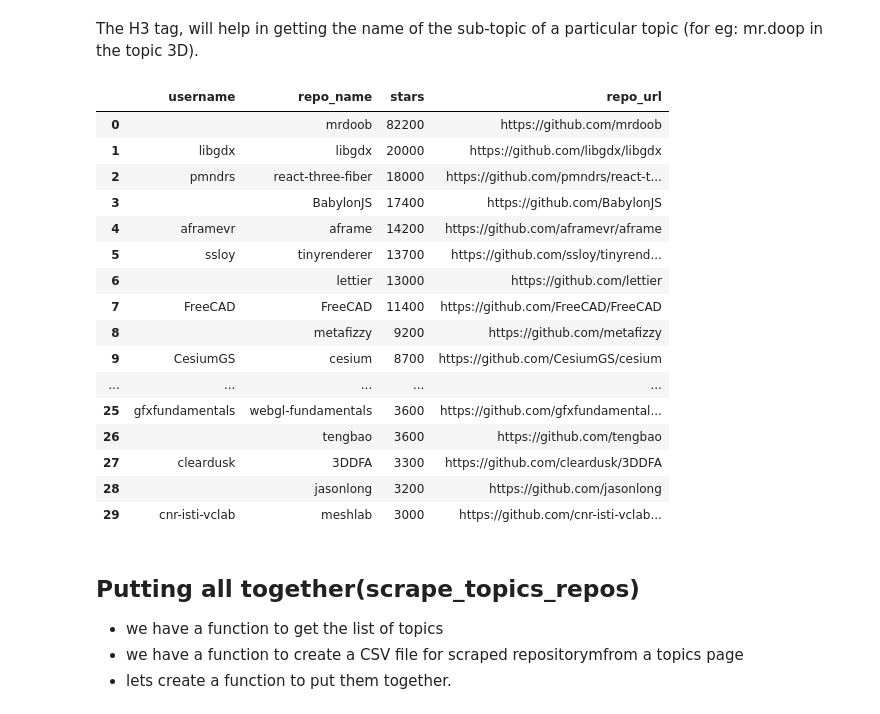
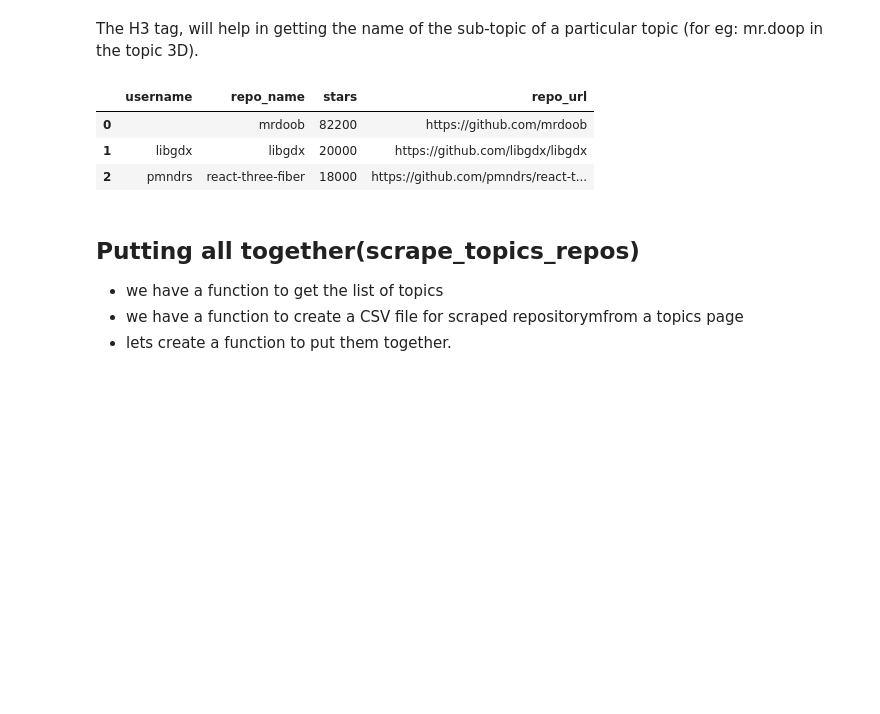
Before and after one commit to tavi1402/Major-Projects, a Jupyter notebook: Scrapping top repository for github topics-Tavishi.ipynb, the cells around one changed output. Cells and saved outputs as stored; diff of their text form; code cells hidden in the pictures; blank space fills up the shorter version.

```diff
--- a/Scrapping top repository for github topics-Tavishi.ipynb
+++ b/Scrapping top repository for github topics-Tavishi.ipynb
@@ -298,25 +240,12 @@ def get_topic_repos(topic_doc):
 
     return pd.DataFrame(topic_repos_dict)
 # %%
-get_topic_repos(topic_doc)
+get_topic_repos(topic_doc)[:3]
 # %% [output]
 |  | username | repo_name | stars | repo_url |
 | 0 |  | mrdoob | 82200 | https://github.com/mrdoob |
 | 1 | libgdx | libgdx | 20000 | https://github.com/libgdx/libgdx |
 | 2 | pmndrs | react-three-fiber | 18000 | https://github.com/pmndrs/react-t... |
-| 3 |  | BabylonJS | 17400 | https://github.com/BabylonJS |
-| 4 | aframevr | aframe | 14200 | https://github.com/aframevr/aframe |
-| 5 | ssloy | tinyrenderer | 13700 | https://github.com/ssloy/tinyrend... |
-| 6 |  | lettier | 13000 | https://github.com/lettier |
-| 7 | FreeCAD | FreeCAD | 11400 | https://github.com/FreeCAD/FreeCAD |
-| 8 |  | metafizzy | 9200 | https://github.com/metafizzy |
-| 9 | CesiumGS | cesium | 8700 | https://github.com/CesiumGS/cesium |
-| ... | ... | ... | ... | ... |
-| 25 | gfxfundamentals | webgl-fundamentals | 3600 | https://github.com/gfxfundamental... |
-| 26 |  | tengbao | 3600 | https://github.com/tengbao |
-| 27 | cleardusk | 3DDFA | 3300 | https://github.com/cleardusk/3DDFA |
-| 28 |  | jasonlong | 3200 | https://github.com/jasonlong |
-| 29 | cnr-isti-vclab | meshlab | 3000 | https://github.com/cnr-isti-vclab... |
 # %%
 import os
 def scrape_topic(topic_url, path):
```
Also changed, not shown: parts of 8 cells of this notebook.
